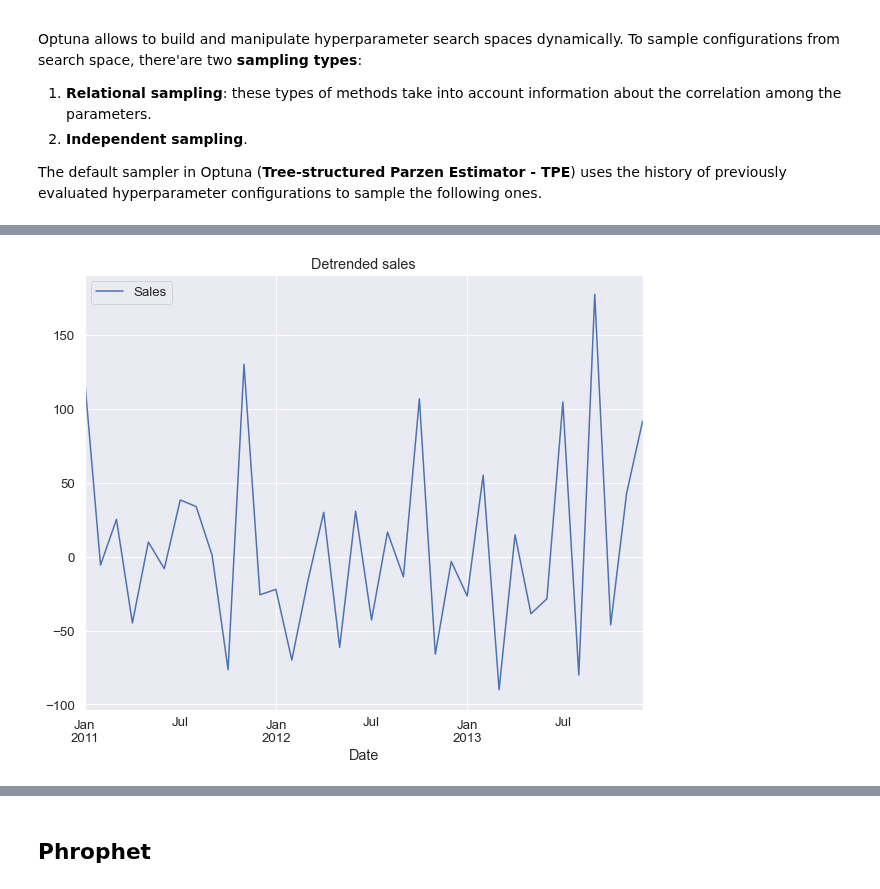
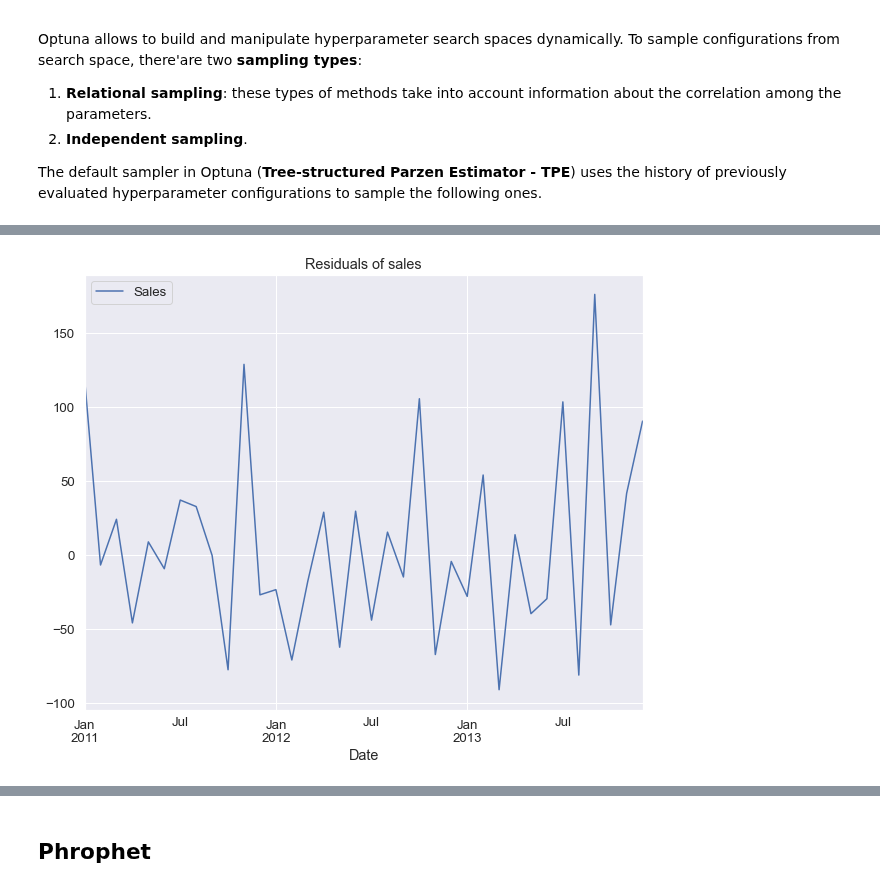
Before and after one commit to Dosann/Time-series-forecast, a Jupyter notebook: shipment_forecast.ipynb, the cells around one changed output, grey strips where cells are left out. Cells and saved outputs as stored; diff of their text form; code cells hidden in the pictures.

```diff
--- a/shipment_forecast.ipynb
+++ b/shipment_forecast.ipynb
@@ -636,12 +636,12 @@ detrended_df_shipm.plot(title='Detrended shipments');
 # %%
 res = seasonal_decompose(data.Sales, model='multiplicative', extrapolate_trend='freq')
 
-detrended_sal = data.Sales - res.trend
+detrended_sal = data.Sales - res.trend - res.seasonal
 
 detrended_df_sal = pd.DataFrame(detrended_sal, columns=['Sales'])
-detrended_df_sal.plot(title='Detrended sales');
+detrended_df_sal.plot(title='Residuals of sales');
 # %% [output]
-[figure, old version]
+[figure, new version]
 # %%
 sales_lags = make_lags(detrended_df_sal.Sales, [2, 3, 4])
 shipments_lags = make_lags(detrended_df_shipm.Shipments, [1, 2, 3, 4, 5])
```
Also changed, not shown: parts of 12 cells of this notebook.
